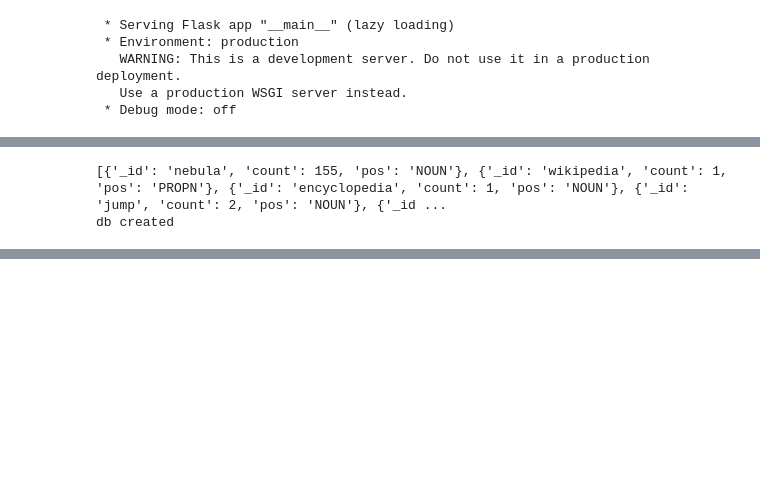
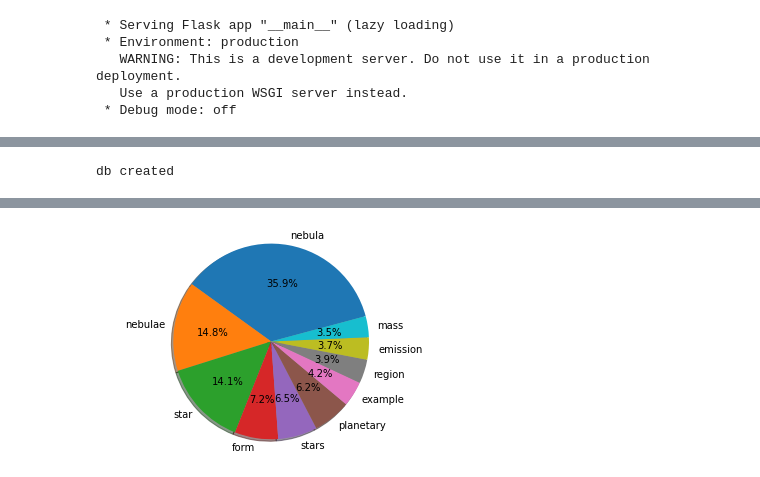
Before and after one commit to lokesMCI/AI-for-Law, a Jupyter notebook: flask.ipynb, the cells around one changed output, grey strips where cells are left out. Cells and saved outputs as stored; diff of their text form; code cells hidden in the pictures; blank space fills up the shorter version.

Commit message:
piechart added

```diff
--- a/flask.ipynb
+++ b/flask.ipynb
@@ -8,6 +8,7 @@ from spacy.tokenizer import Tokenizer
 from string import punctuation
 import pymongo
 from pymongo import MongoClient
+import matplotlib.pyplot as plt
 
 cluster = pymongo.MongoClient("mongodb+srv://lokesmci:lokes%40mongodb2025@nebula-cluster.4xrhdqy.mongodb.net/?retryWrites=true&w=majority")
 db = cluster['nebula-cluster']
@@ -46,8 +47,14 @@ def upload_form():
     return render_template("index.html")
     #return render_template('index.html',)
 
+@app.route('/piechart.html', methods=['GET','POST'])
+def view_pie():
+    imageList = os.listdir('static/images')
+    imagelist = ['images/' + image for image in imageList]
+    return render_template("piechart.html")
 
-@app.route('/', methods=['POST'])
+
+@app.route('/', methods=['POST','GET'])
 def upload_file():
     if request.method == 'POST':
         # check if the post request has the file part
@@ -73,21 +80,34 @@ def upload_file():
             doc = nlp(txt.lower())
             for token in doc:
                 #print(token.pos_)
-                if(token.text in nlp.Defaults.stop_words or token.text in punctuation or token.text in [';',')','(','[',']'] or token.text in [str(i) for i in range(10)]):
+                if(token.text in nlp.Defaults.stop_words or len(token.text)<4 or token.text in punctuation or token.text in [';',')','(','[',']'] or token.text in [str(i) for i in range(10)]):
                     continue
                 if(token.pos_ in pos_tag):
                     result.append(token.text.rstrip().lower())
                     pos.append(token.pos_)
-            #result = list(set(result))
+            result = list(set(result))
 
             js = []
             for res,p in zip(result,pos):
-                d = {'_id':res,'count':txt.lower().count(res),'pos':p}
+                d = {'_id':res, 'count':txt.lower().count(res), 'pos':p}
                 js.append(d)
-            print(js)
+            #print(js)
+            js_sorted = sorted(js, key=lambda d: d['count'],reverse=True)
             collection = db['version1']
             print('db created')
-            #collection.insert_many(js)
+            #collection.insert_many(js_sorted)
+
+
+            my_data = [d['count'] for d in js_sorted[:10]]
+            my_labels = [d['_id'] for d in js_sorted[:10]]#'Tasks Pending', 'Tasks Ongoing', 'Tasks Completed'
+            #print(js_sorted)
+            #my_colors = ['lightblue', 'lightsteelblue', 'silver']
+            #my_explode = (0, 0.1, 0)
+            plt.pie(my_data, labels=my_labels, autopct='%1.1f%%', startangle=15, shadow=True)#, colors=my_colors, explode=my_explode)
+            #plt.title('Important keywords')
+            plt.axis('equal')
+            #plt.show()
+            plt.savefig('static/images/piechart.png')
 
 
 
@@ -134,2 +153 @@ if __name__ == "__main__":
-[{'_id': 'nebula', 'count': 155, 'pos': 'NOUN'}, {'_id': 'wikipedia', 'count': 1, 'pos': 'PROPN'}, {'_id': 'encyclopedia', 'count': 1, 'pos': 'NOUN'}, {'_id': 'jump', 'count': 2, 'pos': 'NOUN'}, {'_id ...
 db created
@@ -136,0 +156 @@ db created
+[figure, added]
```
Also changed, not shown: parts of 3 cells of this notebook, 7 other files.
